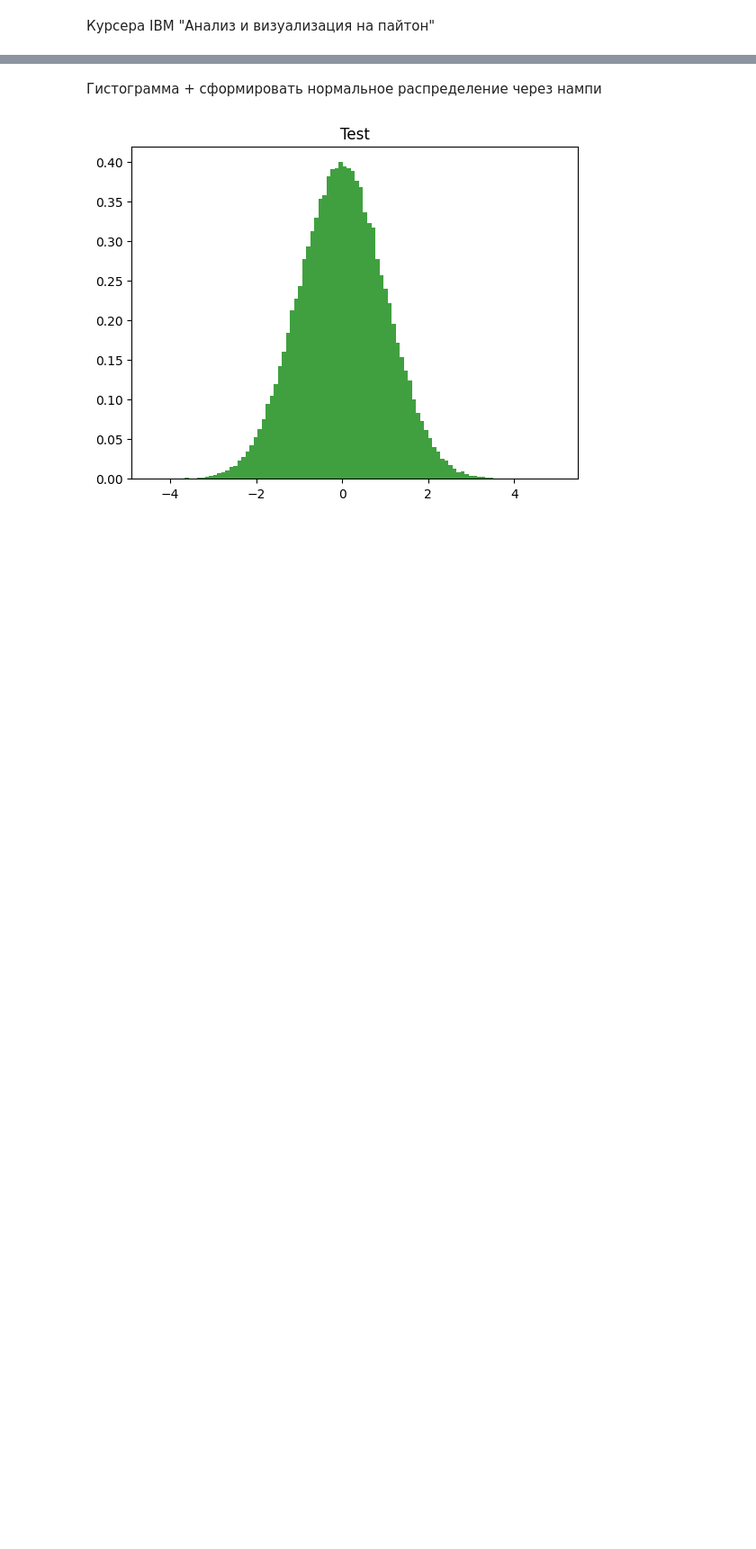
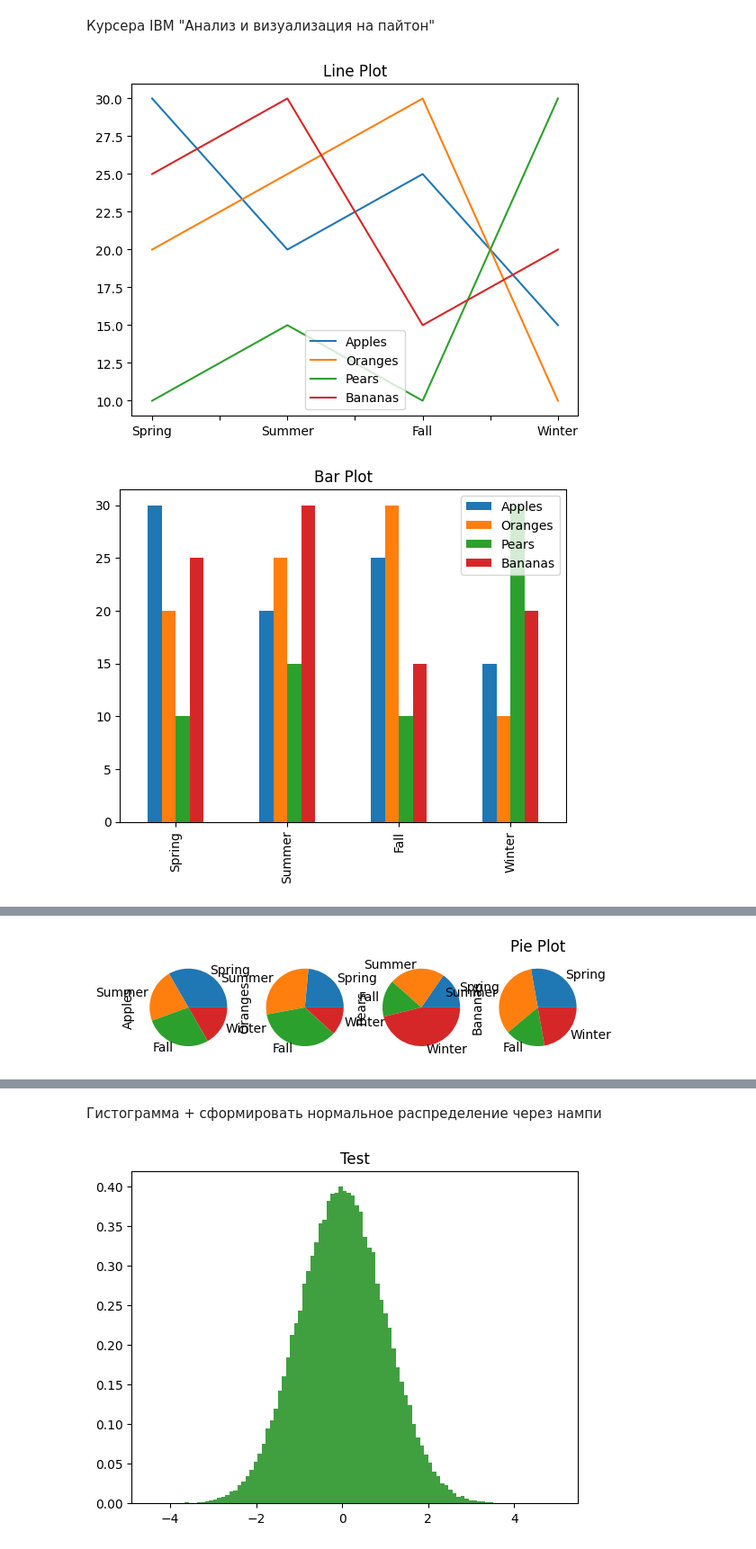
Before and after one commit to Vitalyastiy/courses, a Jupyter notebook: IBM/test_visualization.ipynb, the cells around one changed output, grey strips where cells are left out. Shown at 90% size. Cells and saved outputs as stored; diff of their text form; code cells hidden in the pictures; blank space fills up the shorter version.

```diff
--- a/IBM/test_visualization.ipynb
+++ b/IBM/test_visualization.ipynb
@@ -7,3 +7,53 @@ import numpy as np
 import matplotlib.pyplot as plt
 import seaborn as sns
 import pandas as pd
+# %%
+# Создаем тестовый набор данных
+data = {'Apples': [30, 20, 25, 15],
+        'Oranges': [20, 25, 30, 10],
+        'Pears': [10, 15, 10, 30],
+        'Bananas': [25, 30, 15, 20]}
+df = pd.DataFrame(data, index=['Spring', 'Summer', 'Fall', 'Winter'])
+
+# Линейный график
+df.plot(kind='line')
+plt.title('Line Plot')
+plt.show()
+
+# Столбчатая диаграмма
+df.plot(kind='bar')
+plt.title('Bar Plot')
+plt.show()
+
+# Гистограмма
+df.plot(kind='hist', alpha=0.5)
+plt.title('Histogram Plot')
+plt.show()
+
+# Ящик с усами (Box Plot)
+df.plot(kind='box')
+plt.title('Box Plot')
+plt.show()
+
+# Круговая диограмма
+df.plot(kind='pie', subplots=True, legend=False)
+plt.title('Pie Plot')
+plt.show()
+
+# Scatter plot
+df.plot(kind='scatter', x='Apples', y='Oranges')
+plt.title('Scatter Plot')
+plt.show()
+
+# Area plot
+df.plot(kind='area', stacked=False)
+plt.title('Area Plot')
+plt.show()
+
+# Heatmap
+plt.imshow(df, cmap='hot', interpolation='nearest')
+plt.title('Heatmap')
+plt.show()
+# %% [output]
+[figure, added]
+[figure, added]
@@ -9,0 +62 @@ import pandas as pd
+[figure, added]
```
Also changed, not shown: parts of 2 cells of this notebook.
